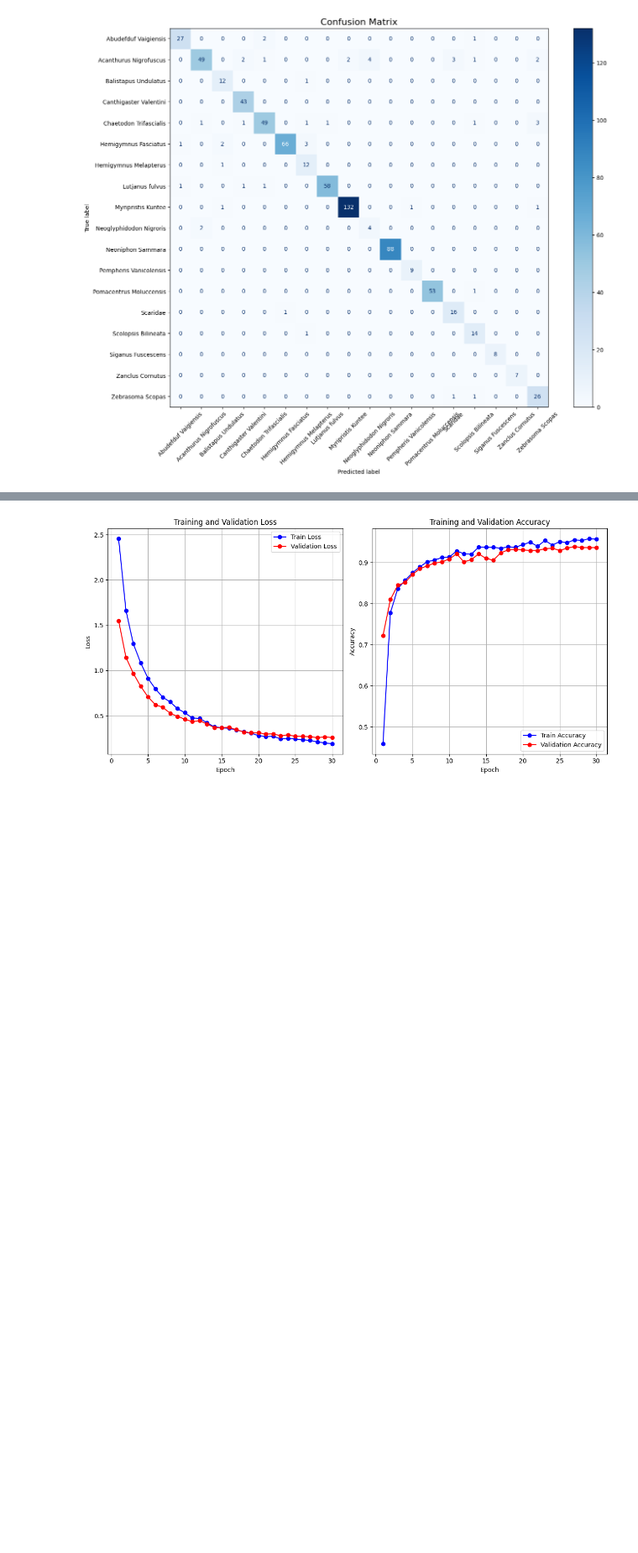
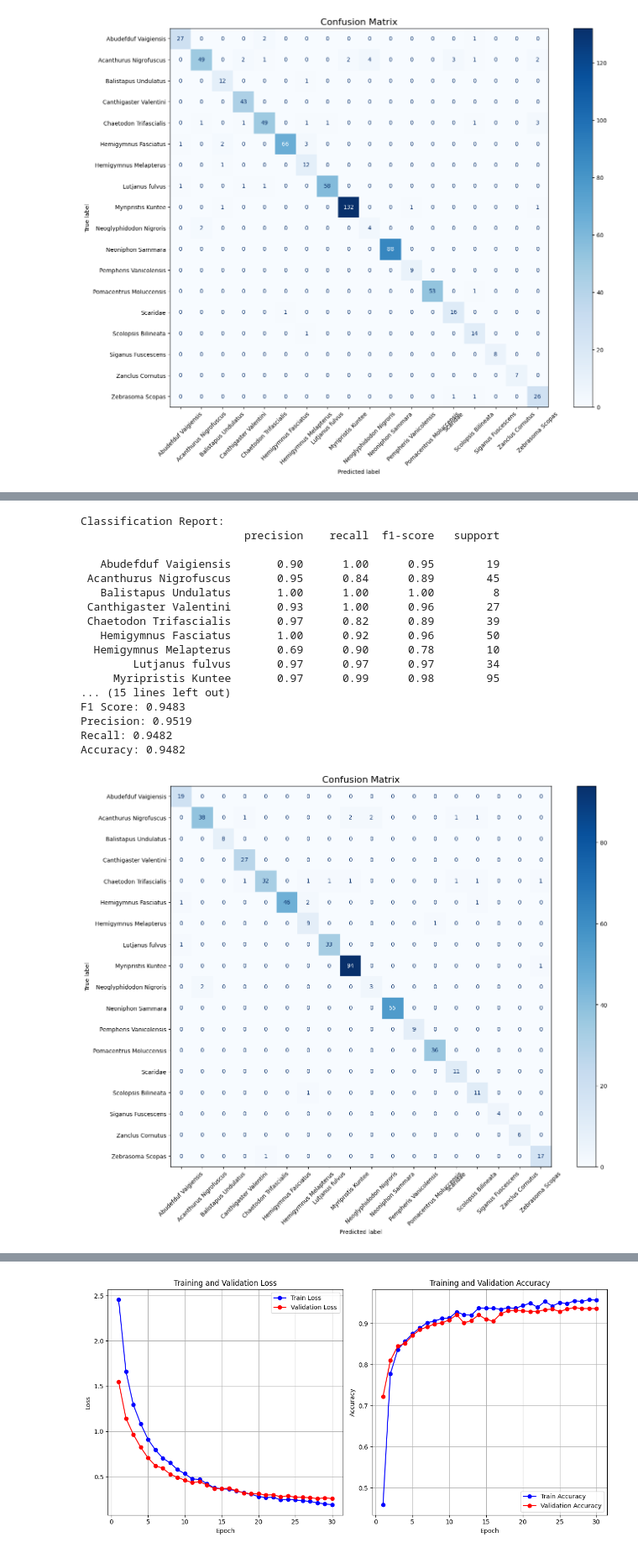
Before and after one commit to kruizo/model-training, a Jupyter notebook: ThesisFinal.ipynb, the cells around one changed output, grey strips where cells are left out. Shown at 84% size. Drawn from its saved outputs; the diff is of its cells as text; code cells hidden in the pictures; blank space fills up the shorter version.

```diff
--- a/ThesisFinal.ipynb
+++ b/ThesisFinal.ipynb
@@ -617,0 +1060,54 @@ Accuracy: 0.9347
+# %%
+# ENHANCED + UNET + 60 Epoch
+from sklearn.metrics import confusion_matrix, ConfusionMatrixDisplay
+
+y_true, y_pred = test_model(torch_baseline_model, enhanced_test_loader)
+
+print("\nClassification Report:")
+
+class_names = train_dataset.classes
+
+print(classification_report(y_true, y_pred, target_names=class_names))
+
+f1 = f1_score(y_true, y_pred, average='weighted')
+precision = precision_score(y_true, y_pred, average='weighted')
+recall = recall_score(y_true, y_pred, average='weighted')
+accuracy = accuracy_score(y_true, y_pred)
+
+print(f'\nF1 Score: {f1:.4f}')
+print(f'Precision: {precision:.4f}')
+print(f'Recall: {recall:.4f}')
+print(f'Accuracy: {accuracy:.4f}')
+
+y_true = [class_names[i] for i in y_true]
+y_pred = [class_names[i] for i in y_pred]
+
+cm = confusion_matrix(y_true, y_pred, labels=class_names)
+disp = ConfusionMatrixDisplay(confusion_matrix=cm, display_labels=class_names)
+plt.figure(figsize=(16, 12))
+disp.plot(cmap=plt.cm.Blues, xticks_rotation=45, ax=plt.gca())
+
+# Customize axis label sizes for better readability
+plt.xticks(fontsize=10)
+plt.yticks(fontsize=10)
+plt.title('Confusion Matrix', fontsize=16)
+plt.show()
+# %% [output]
+Classification Report:
+                         precision    recall  f1-score   support
+
+   Abudefduf Vaigiensis       0.90      1.00      0.95        19
+ Acanthurus Nigrofuscus       0.95      0.84      0.89        45
+   Balistapus Undulatus       1.00      1.00      1.00         8
+ Canthigaster Valentini       0.93      1.00      0.96        27
+ Chaetodon Trifascialis       0.97      0.82      0.89        39
+   Hemigymnus Fasciatus       1.00      0.92      0.96        50
+  Hemigymnus Melapterus       0.69      0.90      0.78        10
+        Lutjanus fulvus       0.97      0.97      0.97        34
+     Myripristis Kuntee       0.97      0.99      0.98        95
+... (15 lines left out)
+F1 Score: 0.9483
+Precision: 0.9519
+Recall: 0.9482
+Accuracy: 0.9482
+[figure, added]
```
Also changed, not shown: parts of 18 cells of this notebook, 1 other file.
